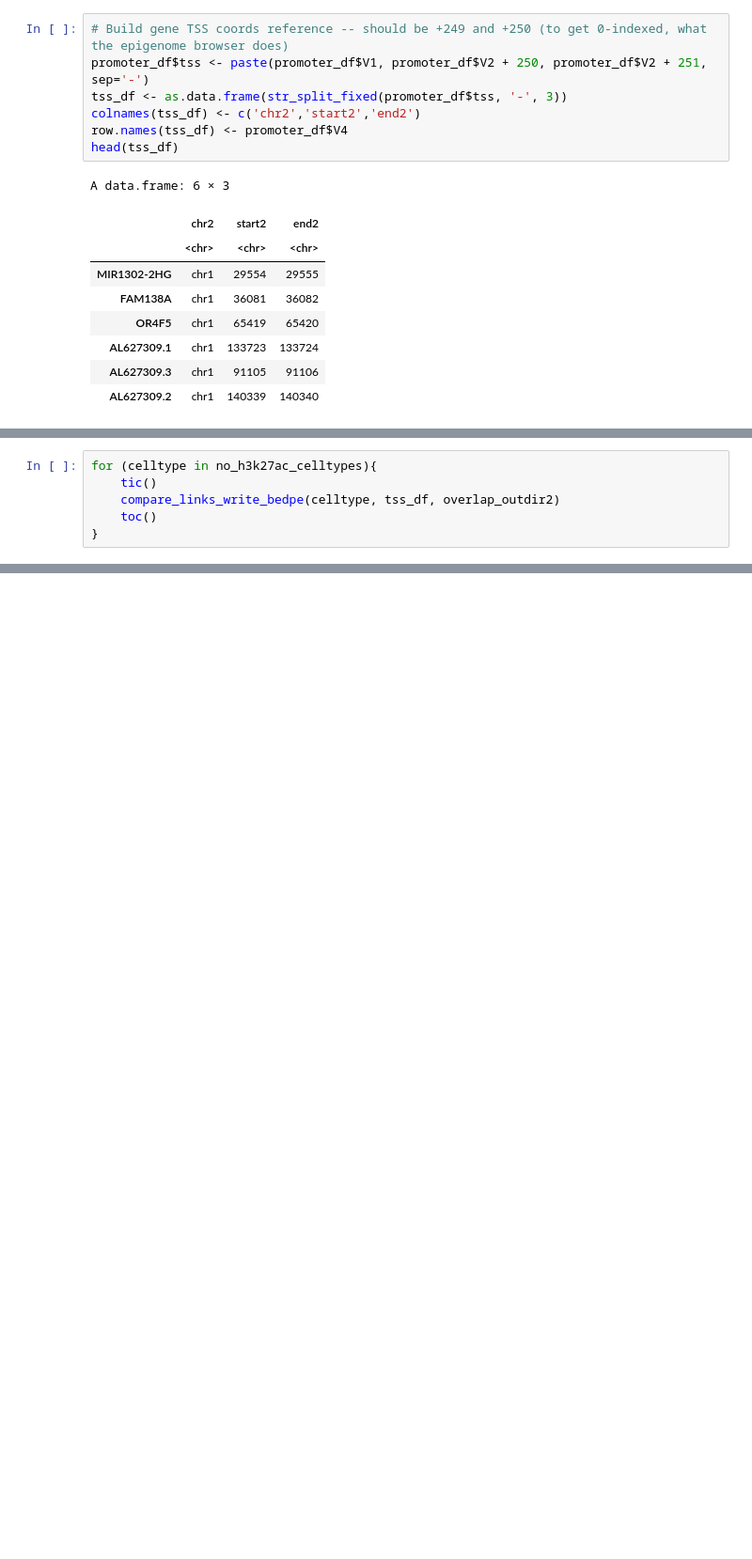
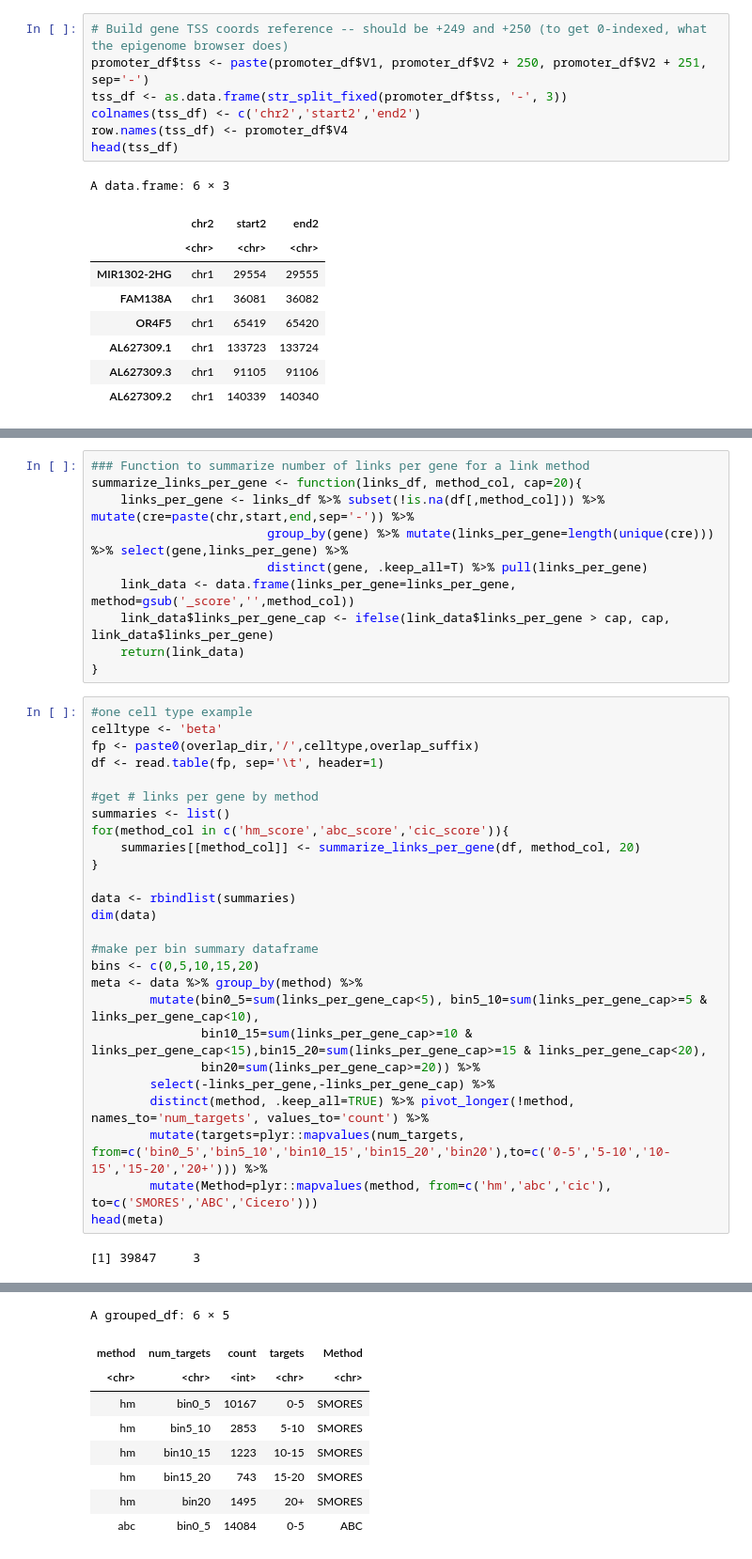
Before and after one commit to Gaulton-Lab/non-diabetic-islet-multiomics, a Jupyter notebook: code/1b_Predict_cRE-gene_links/3_Links_Methods_Basic_Comparisons.ipynb, the cells around one changed output, grey strips where cells are left out. Shown at 94% size. Cells and saved outputs as stored; diff of their text form; blank space fills up the shorter version.

```diff
--- a/code/1b_Predict_cRE-gene_links/3_Links_Methods_Basic_Comparisons.ipynb
+++ b/code/1b_Predict_cRE-gene_links/3_Links_Methods_Basic_Comparisons.ipynb
@@ -672,6 +200,0 @@ for (celltype in h3k27ac_celltypes){
-# %%
-for (celltype in no_h3k27ac_celltypes){
-    tic()
-    compare_links_write_bedpe(celltype, tss_df, overlap_outdir2)
-    toc()
-}
@@ -857,0 +322,38 @@ dbl (8): start, end, start2, end2, max_score, hm_score, abc_score, cic_score
+# %%
+### Function to summarize number of links per gene for a link method
+summarize_links_per_gene <- function(links_df, method_col, cap=20){
+    links_per_gene <- links_df %>% subset(!is.na(df[,method_col])) %>% mutate(cre=paste(chr,start,end,sep='-')) %>%
+                        group_by(gene) %>% mutate(links_per_gene=length(unique(cre))) %>% select(gene,links_per_gene) %>%
+                        distinct(gene, .keep_all=T) %>% pull(links_per_gene)
+    link_data <- data.frame(links_per_gene=links_per_gene, method=gsub('_score','',method_col))
+    link_data$links_per_gene_cap <- ifelse(link_data$links_per_gene > cap, cap, link_data$links_per_gene)
+    return(link_data)
+}
+# %%
+#one cell type example
+celltype <- 'beta'
+fp <- paste0(overlap_dir,'/',celltype,overlap_suffix)
+df <- read.table(fp, sep='\t', header=1)
+
+#get # links per gene by method
+summaries <- list()
+for(method_col in c('hm_score','abc_score','cic_score')){
+    summaries[[method_col]] <- summarize_links_per_gene(df, method_col, 20)
+}
+
+data <- rbindlist(summaries)
+dim(data)
+
+#make per bin summary dataframe
+bins <- c(0,5,10,15,20)
+meta <- data %>% group_by(method) %>%
+        mutate(bin0_5=sum(links_per_gene_cap<5), bin5_10=sum(links_per_gene_cap>=5 & links_per_gene_cap<10),
+               bin10_15=sum(links_per_gene_cap>=10 & links_per_gene_cap<15),bin15_20=sum(links_per_gene_cap>=15 & links_per_gene_cap<20),
+               bin20=sum(links_per_gene_cap>=20)) %>%
+        select(-links_per_gene,-links_per_gene_cap) %>%
+        distinct(method, .keep_all=TRUE) %>% pivot_longer(!method, names_to='num_targets', values_to='count') %>%
+        mutate(targets=plyr::mapvalues(num_targets, from=c('bin0_5','bin5_10','bin10_15','bin15_20','bin20'),to=c('0-5','5-10','10-15','15-20','20+'))) %>%
+        mutate(Method=plyr::mapvalues(method, from=c('hm','abc','cic'), to=c('SMORES','ABC','Cicero')))
+head(meta)
+# %% [output]
+[1] 39847     3
@@ -857,0 +365,9 @@ dbl (8): start, end, start2, end2, max_score, hm_score, abc_score, cic_score
+A grouped_df: 6 × 5
+| method | num_targets | count | targets | Method |
+| <chr> | <chr> | <int> | <chr> | <chr> |
+| hm | bin0_5 | 10167 | 0-5 | SMORES |
+| hm | bin5_10 | 2853 | 5-10 | SMORES |
+| hm | bin10_15 | 1223 | 10-15 | SMORES |
+| hm | bin15_20 | 743 | 15-20 | SMORES |
+| hm | bin20 | 1495 | 20+ | SMORES |
+| abc | bin0_5 | 14084 | 0-5 | ABC |
```
Also changed, not shown: parts of 61 cells of this notebook.
